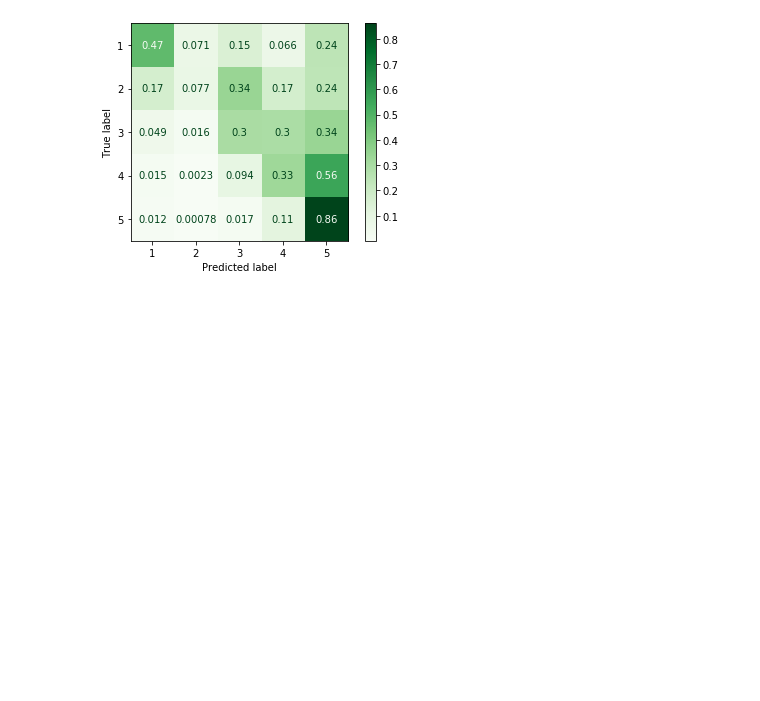
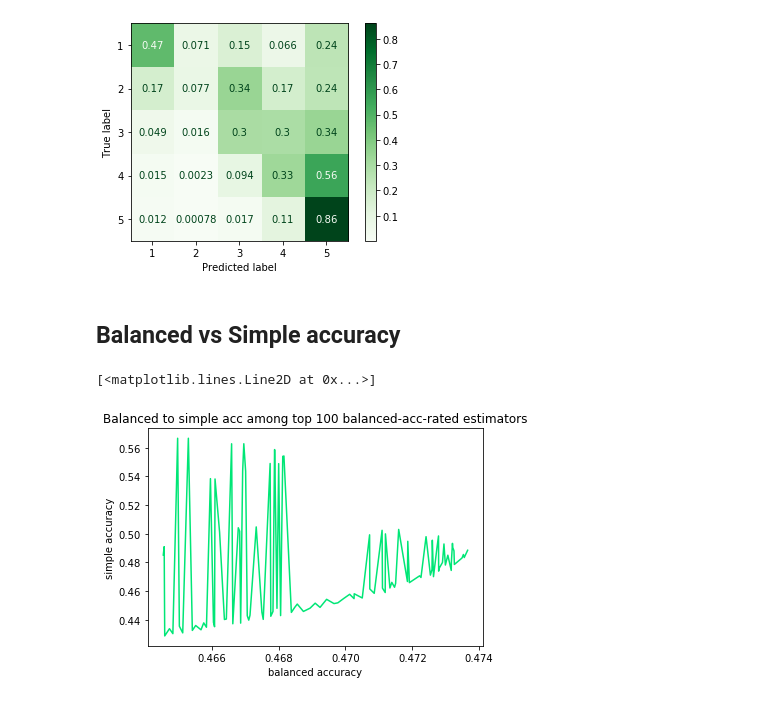
Before and after one commit to Asgavar/amazon-reviews, a Jupyter notebook: naive-bayes.ipynb, the cells around one changed output. Drawn from its saved outputs; the diff is of its cells as text; code cells hidden in the pictures; blank space fills up the shorter version.

Commit message:
Seek correlation between balanced and real-world accuracy in Naive Bayes

```diff
--- a/naive-bayes.ipynb
+++ b/naive-bayes.ipynb
@@ -202,3 +207,19 @@ SCORE: 0.4077921971996866
  [1.16374111e-02 7.77594670e-04 1.68729207e-02 1.09442032e-01
   8.61270042e-01]]
 [figure]
+# %% [markdown]
+## Balanced vs Simple accuracy
+# %%
+top_balanced = results_df.sort_values('score', ascending=False).head(100)
+top_simple = results_df.sort_values('real_world_acc', ascending=False).head(100)
+# %%
+balanced_X, balanced_Y = top_balanced['score'].values, top_balanced['real_world_acc'].values
+simple_X, simple_Y = top_simple['real_world_acc'].values, top_simple['score'].values
+# %%
+plt.title('Balanced to simple acc among top 100 balanced-acc-rated estimators')
+plt.xlabel('balanced accuracy')
+plt.ylabel('simple accuracy')
+plt.plot(balanced_X, balanced_Y, color='#00e676')
+# %% [output]
+[<matplotlib.lines.Line2D at 0x...>]
+[figure, added]
```
Also changed, not shown: parts of 2 cells of this notebook.
